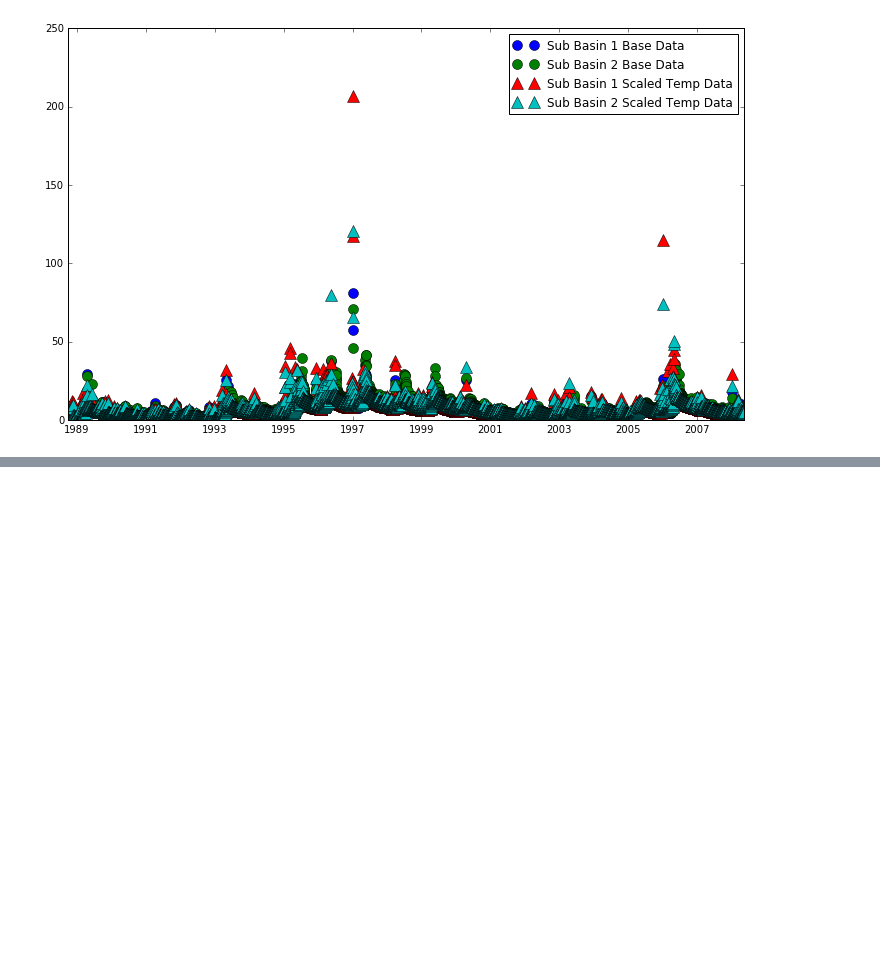
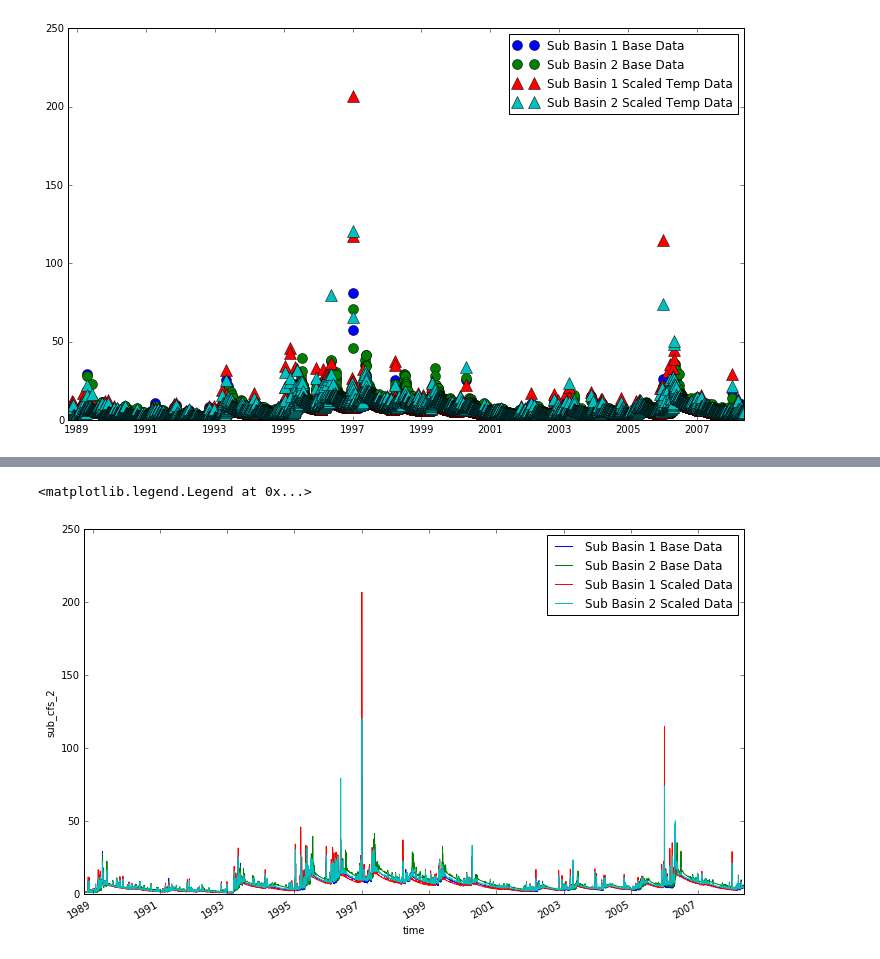
Before and after one commit to VirtualWatershed/capstone, a Jupyter notebook: Simple Temperature Experiment.ipynb, the cells around one changed output, grey strips where cells are left out. Saved outputs shown, nothing was run; the diff lists cells and outputs as text; code cells hidden in the pictures; blank space fills up the shorter version.

```diff
--- a/Simple Temperature Experiment.ipynb
+++ b/Simple Temperature Experiment.ipynb
@@ -168,0 +174,20 @@ plt.legend()
+# %%
+from datetime import datetime
+from xarray import open_dataset
+
+fig, ax = plt.subplots(1, 1, figsize=(10, 6))
+
+db = open_dataset('base-iv-run/statsvar.nc')
+dsc = open_dataset('first-iv-scenario-outputs/statsvar.nc')
+
+resample_offset = '2W'
+time_slice = slice(datetime(1996, 10, 1), datetime(2000, 9, 30))
+
+db.sub_cfs_1.plot(label='Sub Basin 1 Base Data')
+db.sub_cfs_2.plot(label='Sub Basin 2 Base Data')
+dsc.sub_cfs_1.plot(label='Sub Basin 1 Scaled Data')
+dsc.sub_cfs_2.plot(label='Sub Basin 2 Scaled Data')
+plt.legend()
+# %% [output]
+<matplotlib.legend.Legend at 0x...>
+[figure, added]
```
Also changed, not shown: parts of 9 cells of this notebook, 2 other files.
